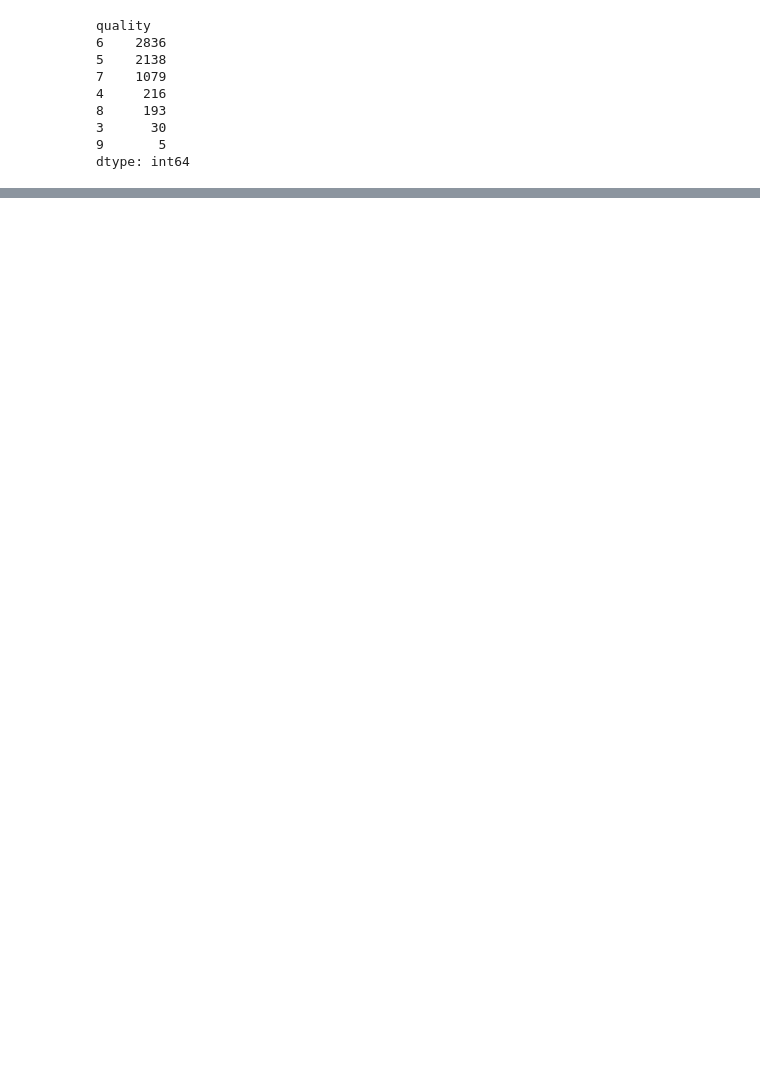
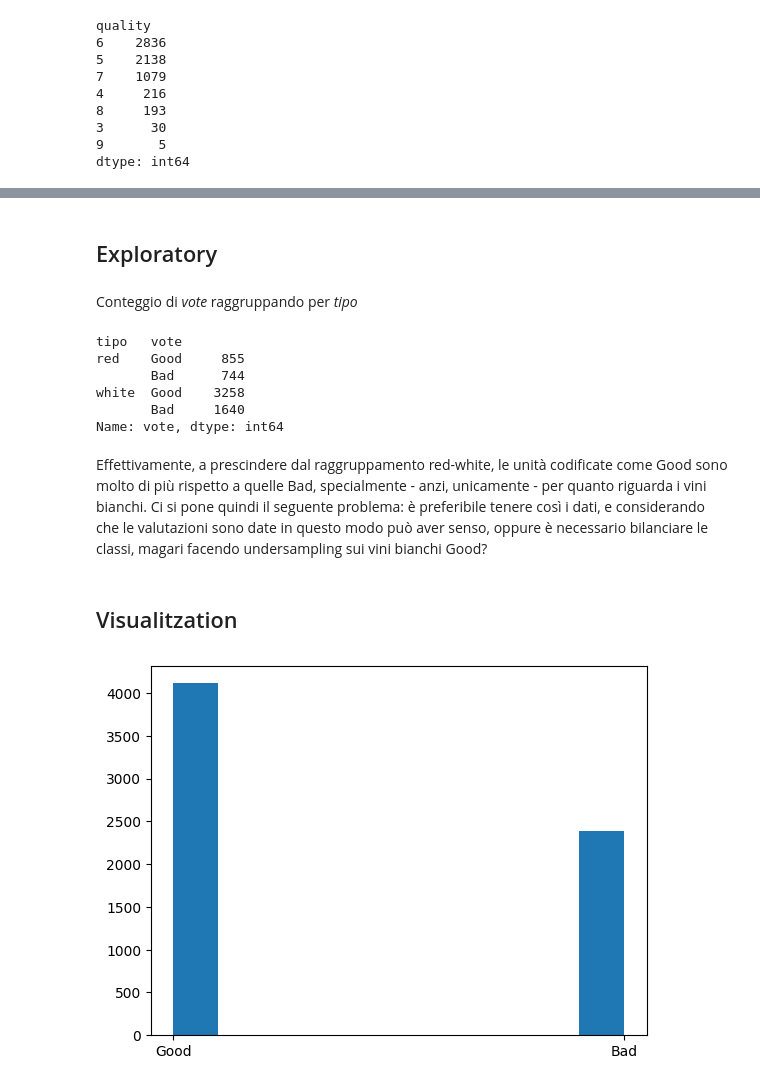
Before and after one commit to Caleidoscopa/XAI-Project-Work, a Jupyter notebook: XAI Project Work.ipynb, the cells around one changed output, grey strips where cells are left out. Cells and saved outputs as stored; diff of their text form; code cells hidden in the pictures; blank space fills up the shorter version.

```diff
--- a/XAI Project Work.ipynb
+++ b/XAI Project Work.ipynb
@@ -108,0 +132,4 @@ dtype: int64
+# %%
+wine['vote'] = np.where(wine['quality'] < 6, 'Bad', 'Good')
+
+wine.sample(5)
@@ -108,0 +143,22 @@ dtype: int64
+# %% [markdown]
+## Exploratory
+# %% [markdown]
+Conteggio di *vote* raggruppando per *tipo*
+# %%
+wine.groupby('tipo')['vote'].value_counts()
+# %% [output]
+tipo   vote
+red    Good     855
+       Bad      744
+white  Good    3258
+       Bad     1640
+Name: vote, dtype: int64
+# %% [markdown]
+Effettivamente, a prescindere dal raggruppamento red-white, le unità codificate come Good sono molto di più rispetto a quelle Bad, specialmente - anzi, unicamente - per quanto riguarda i vini bianchi. Ci si pone quindi il seguente problema: è preferibile tenere così i dati, e considerando che le valutazioni sono date in questo modo può aver senso, oppure è necessario bilanciare le classi, magari facendo undersampling sui vini bianchi Good?
+# %% [markdown]
+## Visualitzation
+# %%
+plt.hist(wine.vote)
+plt.show()
+# %% [output]
+[figure, added]
```
Also changed, not shown: parts of 22 cells of this notebook, 3 other files.
